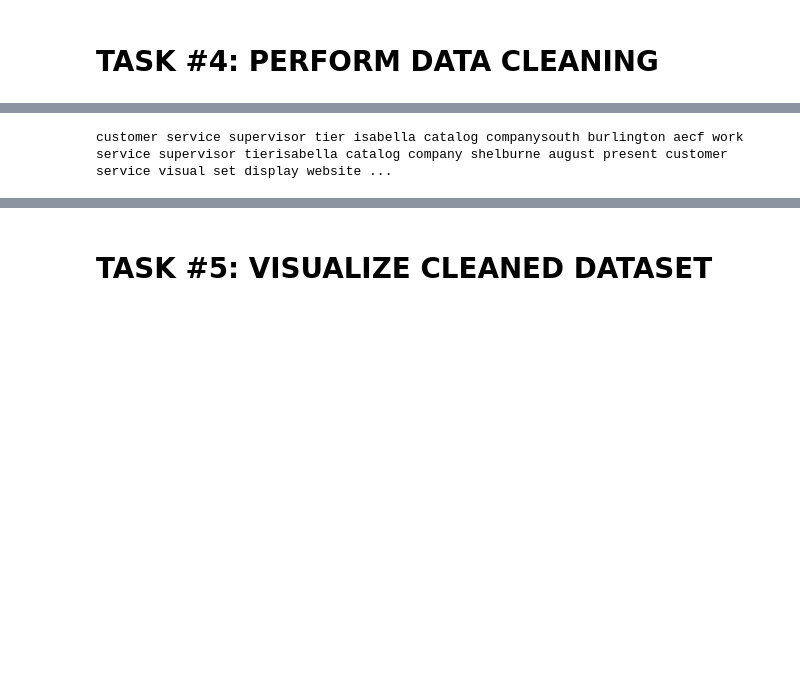
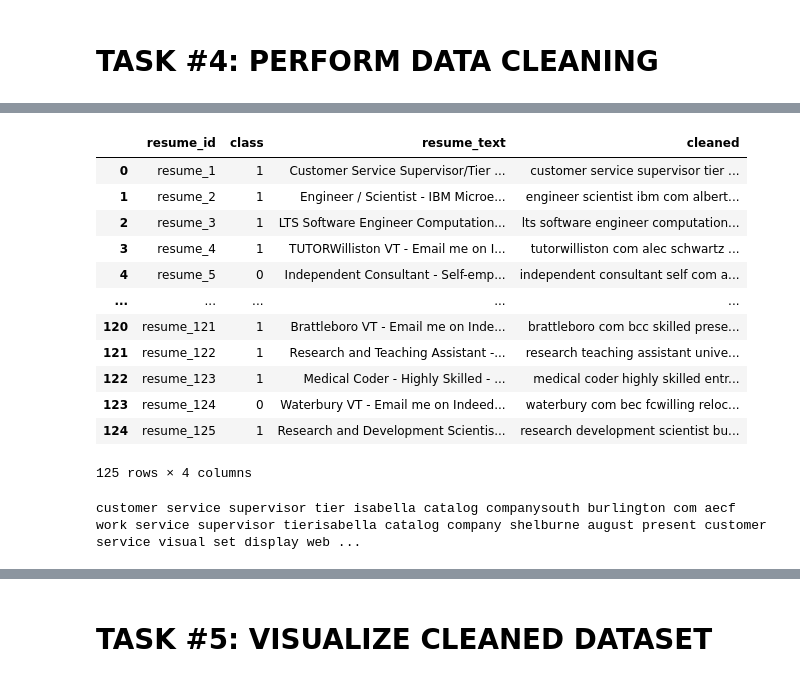
Before and after one commit to miguelestradam3/resume_classification, a Jupyter notebook: Resume Selector with Naive Bayes.ipynb, the cells around one changed output, grey strips where cells are left out. Cells and saved outputs as stored; diff of their text form; code cells hidden in the pictures; blank space fills up the shorter version.

```diff
--- a/Resume Selector with Naive Bayes.ipynb
+++ b/Resume Selector with Naive Bayes.ipynb
@@ -211,5 +197,21 @@ def preprocess(text):
+# %%
+resumes_df
+# %% [output]
+|  | resume_id | class | resume_text | cleaned |
+| 0 | resume_1 | 1 | Customer Service Supervisor/Tier ... | customer service supervisor tier ... |
+| 1 | resume_2 | 1 | Engineer / Scientist - IBM Microe... | engineer scientist ibm com albert... |
+| 2 | resume_3 | 1 | LTS Software Engineer Computation... | lts software engineer computation... |
+| 3 | resume_4 | 1 | TUTORWilliston VT - Email me on I... | tutorwilliston com alec schwartz ... |
+| 4 | resume_5 | 0 | Independent Consultant - Self-emp... | independent consultant self com a... |
+| ... | ... | ... | ... | ... |
+| 120 | resume_121 | 1 | Brattleboro VT - Email me on Inde... | brattleboro com bcc skilled prese... |
+| 121 | resume_122 | 1 | Research and Teaching Assistant -... | research teaching assistant unive... |
+| 122 | resume_123 | 1 | Medical Coder - Highly Skilled - ... | medical coder highly skilled entr... |
+| 123 | resume_124 | 0 | Waterbury VT - Email me on Indeed... | waterbury com bec fcwilling reloc... |
+| 124 | resume_125 | 1 | Research and Development Scientis... | research development scientist bu... |
+125 rows × 4 columns
 # %%
-print(resume_df['cleaned'][0])
+print(resumes_df['cleaned'][0])
 # %% [output]
-customer service supervisor tier isabella catalog companysouth burlington aecf work service supervisor tierisabella catalog company shelburne august present customer service visual set display website ...
+customer service supervisor tier isabella catalog companysouth burlington com aecf work service supervisor tierisabella catalog company shelburne august present customer service visual set display web ...
 # %%
```
Also changed, not shown: parts of 38 cells of this notebook.
